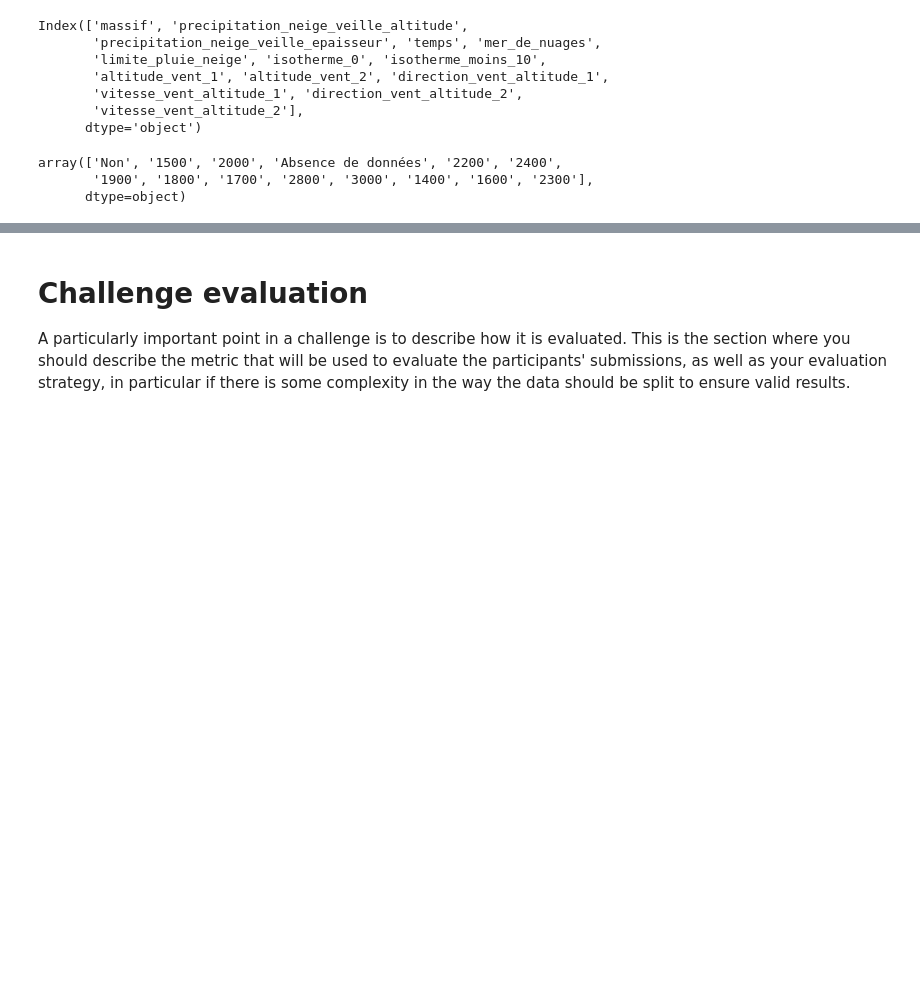
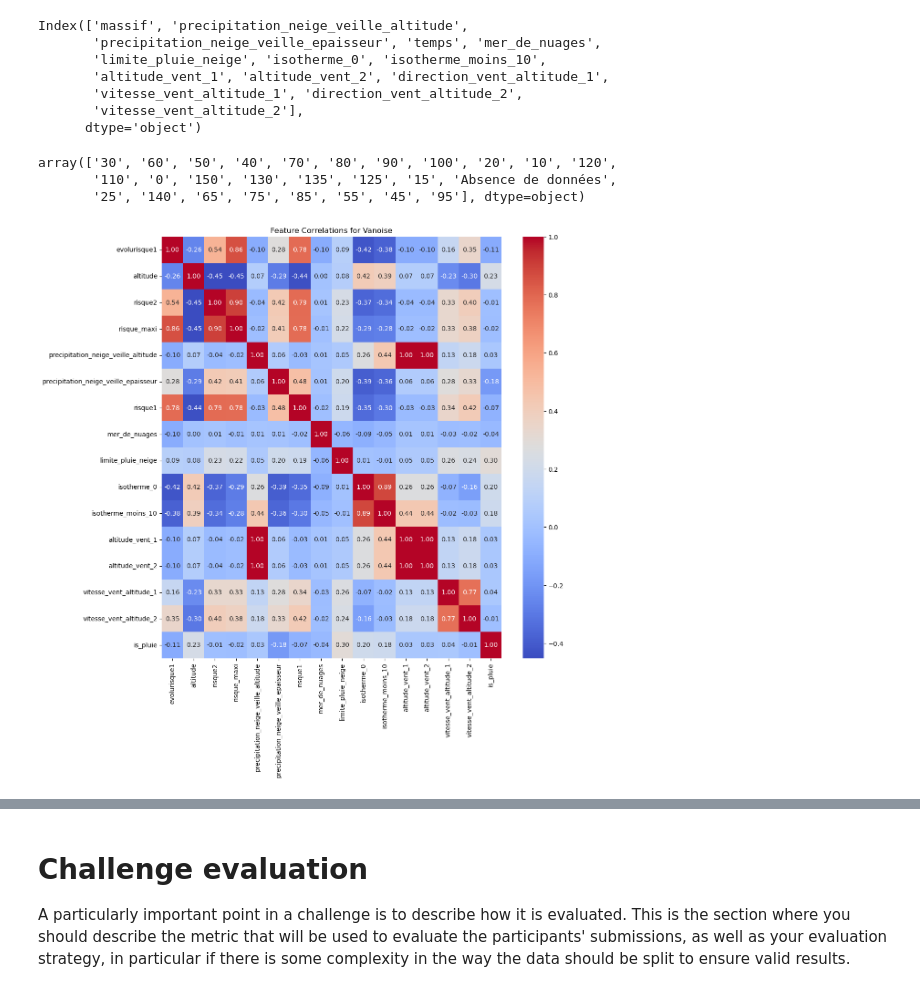
Before and after one commit to adevilde/avalanches_prediction, a Jupyter notebook: avalanche_starting_kit.ipynb, the cells around one changed output, grey strips where cells are left out. Drawn from its saved outputs; the diff is of its cells as text; code cells hidden in the pictures; blank space fills up the shorter version.

Commit message:
Corr matrix done, have to check the NaN and the corr

```diff
--- a/avalanche_starting_kit.ipynb
+++ b/avalanche_starting_kit.ipynb
@@ -350,9 +350,9 @@ Index(['massif', 'precipitation_neige_veille_altitude',
        'vitesse_vent_altitude_2'],
       dtype='object')
 # %%
-df_transformed_massifs['VANOISE']['mer_de_nuages'].unique()
+df_transformed_massifs['VANOISE']['vitesse_vent_altitude_2'].unique()
 # %% [output]
-array(['Non', '1500', '2000', 'Absence de données', '2200', '2400',
-       '1900', '1800', '1700', '2800', '3000', '1400', '1600', '2300'],
-      dtype=object)
+array(['30', '60', '50', '40', '70', '80', '90', '100', '20', '10', '120',
+       '110', '0', '150', '130', '135', '125', '15', 'Absence de données',
+       '25', '140', '65', '75', '85', '55', '45', '95'], dtype=object)
 # %%
@@ -368 +377,12 @@ for massif, df in df_transformed_massifs.items():
         df[col] = column_data_numeric
+# %%
+# Plot the correlation heatmap of the vanoise massif
+numeric_data_vanoise = df_transformed_massifs['VANOISE'].select_dtypes(include=['number'])
+corr_matrix = numeric_data_vanoise.corr()
+
+plt.figure(figsize=(12, 12))
+sns.heatmap(corr_matrix, annot=True, cmap='coolwarm', fmt=".2f")
+plt.title("Feature Correlations for Vanoise")
+plt.show()
+# %% [output]
+[figure, added]
```
Also changed, not shown: parts of 2 cells of this notebook.
